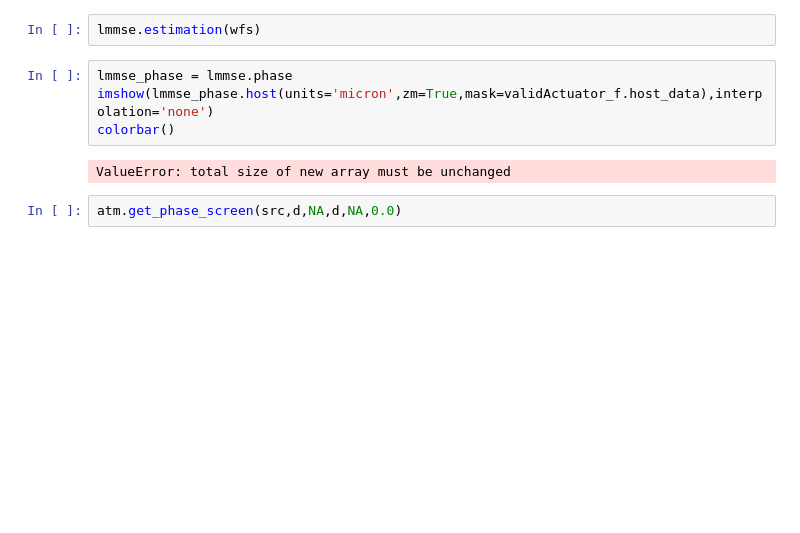
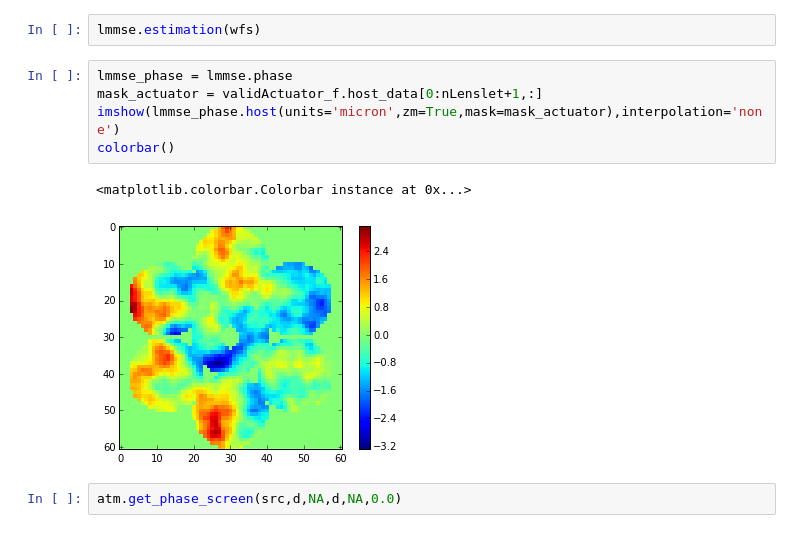
Before and after one commit to rconan/CEO, a Jupyter notebook: shackHartmann/LtaoShWfs.ipynb, the cells around one changed output. Cells and saved outputs as stored; diff of their text form; blank space fills up the shorter version.

```diff
--- a/shackHartmann/LtaoShWfs.ipynb
+++ b/shackHartmann/LtaoShWfs.ipynb
@@ -145,10 +144,12 @@ lmmse = ceo.LmmseSH(atm,gs,src,wfs,"MINRES")
 lmmse.estimation(wfs)
 # %%
 lmmse_phase = lmmse.phase
-imshow(lmmse_phase.host(units='micron',zm=True,mask=validActuator_f.host_data),interpolation='none')
+mask_actuator = validActuator_f.host_data[0:nLenslet+1,:]
+imshow(lmmse_phase.host(units='micron',zm=True,mask=mask_actuator),interpolation='none')
 colorbar()
 # %% [output]
-ValueError: total size of new array must be unchanged
+<matplotlib.colorbar.Colorbar instance at 0x...>
+[figure, added]
 # %%
 atm.get_phase_screen(src,d,NA,d,NA,0.0)
 # %%
```
Also changed, not shown: parts of 8 cells of this notebook, 6 other files.
